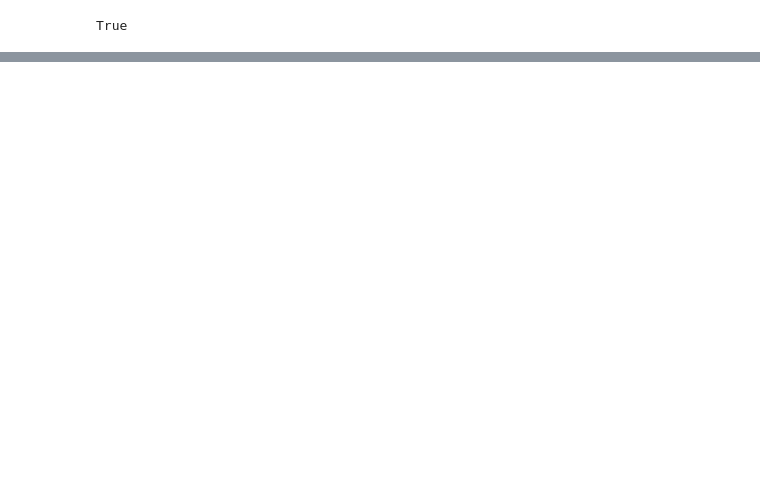
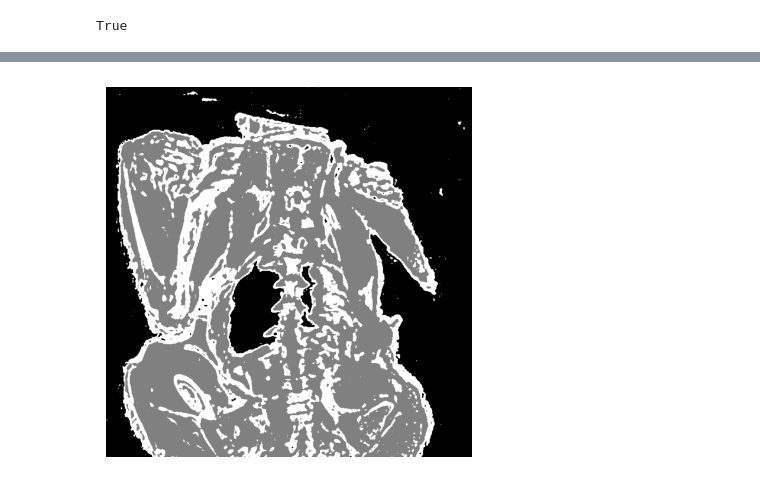
Before and after one commit to Yakuson/MRI-TO-PCT, a Jupyter notebook: Capstone Code and resources/Code/CFP.ipynb, the cells around one changed output, grey strips where cells are left out. Saved outputs shown, nothing was run; the diff lists cells and outputs as text; code cells hidden in the pictures; blank space fills up the shorter version.

```diff
--- a/Capstone Code and resources/Code/CFP.ipynb
+++ b/Capstone Code and resources/Code/CFP.ipynb
@@ -68,2 +70,25 @@ Thresholds for Peaks: [0.02734375 0.0390625  0.05078125 0.06640625 0.078125   0.
 # %%
-# TODO: Section for Segmentation based on Previous Thresholds
+# Section for Segmentation based on Previous Thresholds
+segmented_image = np.zeros_like(inverse_log_image, dtype=np.uint8)
+
+# Manually choose thresholds based on above histogram bins and inverse log scaled image
+threshold1 = 0.13 # or threshold[0] + 0.02, threshold[1], etc.
+threshold2 = 0.4
+
+# Segment the image based on thresholds (masking from literature)
+soft_tissue_mask = (inv_norm < threshold1)
+bone_mask = (inv_norm >= threshold1) & (inv_norm < threshold2)
+air_mask = (inv_norm >= threshold2)
+
+# Assign greyscale values for segment display
+segmented_image[air_mask] = 0
+segmented_image[soft_tissue_mask] = 128
+segmented_image[bone_mask] = 255
+
+# Save and display
+cv2.imwrite('Images/CFP_segmented_image.png', segmented_image)
+plt.imshow(segmented_image, cmap='gray')
+plt.axis('off')
+plt.show()
+# %% [output]
+[figure, added]
```
Also changed, not shown: parts of 4 cells of this notebook, 4 other files.
